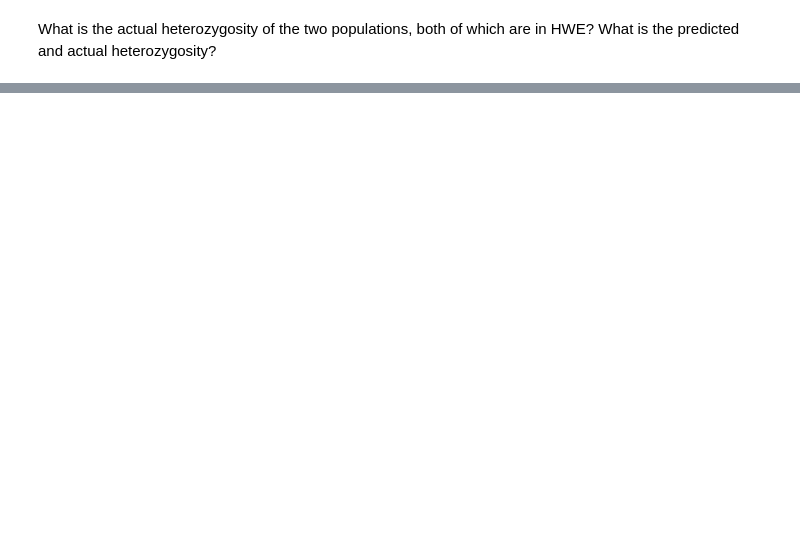
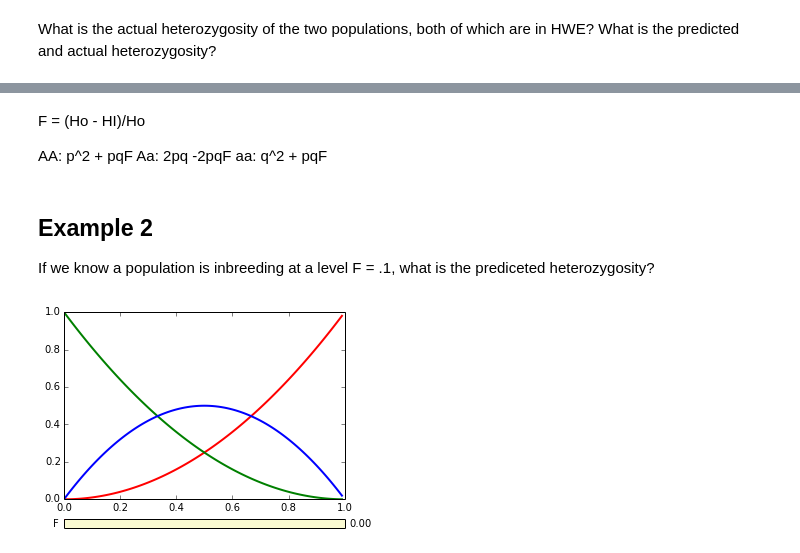
Before and after one commit to gregcaporaso/teaching-notebooks, a Jupyter notebook: chase-pop-gen/popgen-lecture3.ipynb, the cells around one changed output, grey strips where cells are left out. Cells and saved outputs as stored; diff of their text form; code cells hidden in the pictures; blank space fills up the shorter version.

```diff
--- a/chase-pop-gen/popgen-lecture3.ipynb
+++ b/chase-pop-gen/popgen-lecture3.ipynb
@@ -151,0 +267,47 @@ print pv
+# %% [markdown]
+F = (Ho - HI)/Ho
+
+AA: p^2 + pqF
+Aa: 2pq -2pqF
+aa: q^2 + pqF
+# %% [markdown]
+Example 2
+----------
+
+If we know a population is inbreeding at a level F = .1, what is the prediceted heterozygosity?
+# %%
+##Need to figure out if it is possible to display this here.
+
+from matplotlib.widgets import Slider
+
+fig, ax = plt.subplots()
+plt.subplots_adjust(left=0.25, bottom=0.25)
+tp = np.arange(0,1 ,0.01)
+tq = 1-tp
+sp = tp*tp
+sq = tq*tq
+shet = 2*tp*tq
+p, = plt.plot(tp,sp, lw=2, color='red')
+q, = plt.plot(tp,sq, lw=2, color='green')
+het, = plt.plot(tp,shet, lw=2, color='blue')
+
+plt.axis([0, 1, 0, 1])
+
+axcolor = 'lightgoldenrodyellow'
+axamp  = plt.axes([0.25, 0.15, 0.65, 0.03], axisbg=axcolor)
+
+samp = Slider(axamp, 'F', -0.0, 1.0, valinit=0)
+
+def updatep(val):
+    amp = samp.val
+#     freq = sfreq.val
+    p.set_ydata((tp*tp) + (amp*tp*tq))
+    q.set_ydata((tq*tq) + (amp*tp*tq))
+    het.set_ydata((2*tq*tp)*(1-amp))
+
+    fig.canvas.draw_idle()
+samp.on_changed(updatep)
+
+plt.show()
+# %% [output]
+[figure, added]
```
Also changed, not shown: parts of 19 cells of this notebook.
